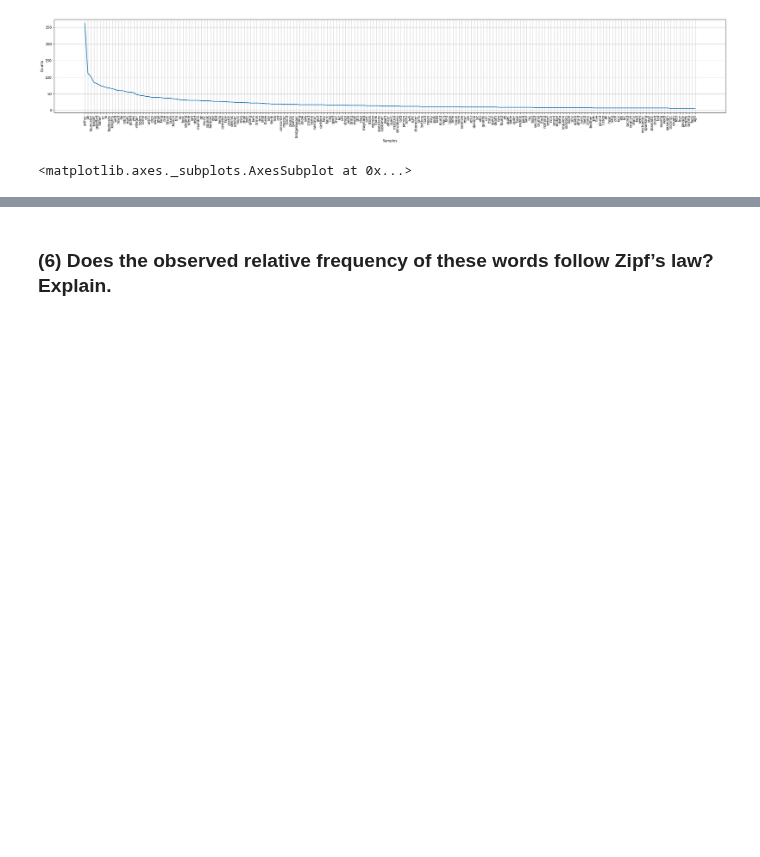
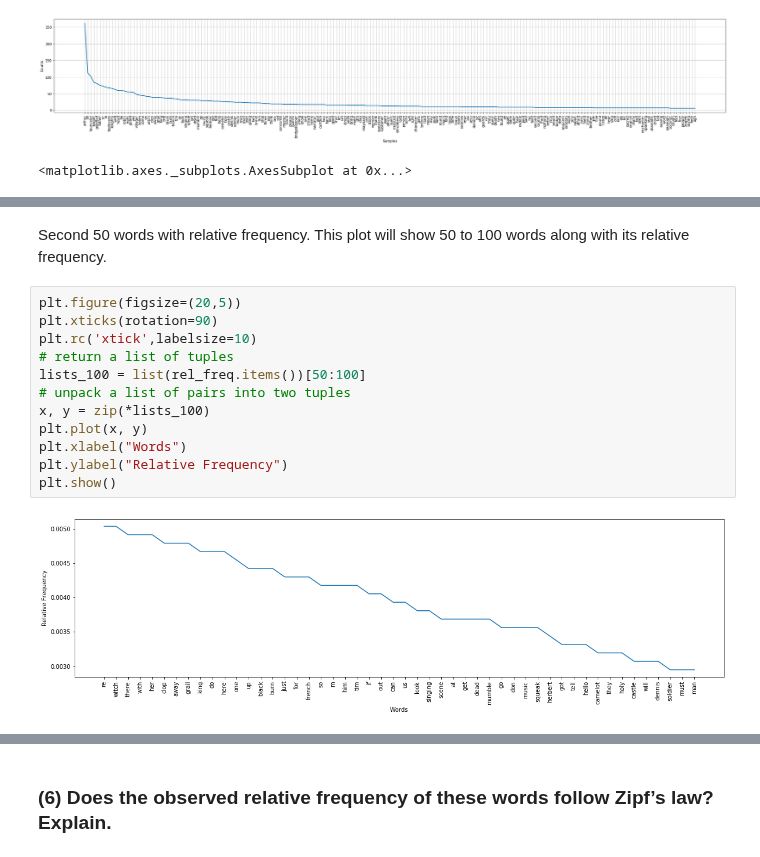
Before and after one commit to amberferger/DATA620_Group_Assignments, a Jupyter notebook: HW5/DATA620_HW5.ipynb, the cells around one changed output, grey strips where cells are left out. Saved outputs shown, nothing was run; the diff lists cells and outputs as text; blank space fills up the shorter version.

```diff
--- a/HW5/DATA620_HW5.ipynb
+++ b/HW5/DATA620_HW5.ipynb
@@ -227,0 +271,16 @@ fdist2.plot(200)
+# %% [markdown]
+Second 50 words with relative frequency. This plot will show 50 to 100 words along with its relative frequency.
+# %%
+plt.figure(figsize=(20,5))
+plt.xticks(rotation=90)
+plt.rc('xtick',labelsize=10)
+# return a list of tuples
+lists_100 = list(rel_freq.items())[50:100]
+# unpack a list of pairs into two tuples
+x, y = zip(*lists_100)
+plt.plot(x, y)
+plt.xlabel("Words")
+plt.ylabel("Relative Frequency")
+plt.show()
+# %% [output]
+[figure, added]
```
Also changed, not shown: parts of 11 cells of this notebook.
